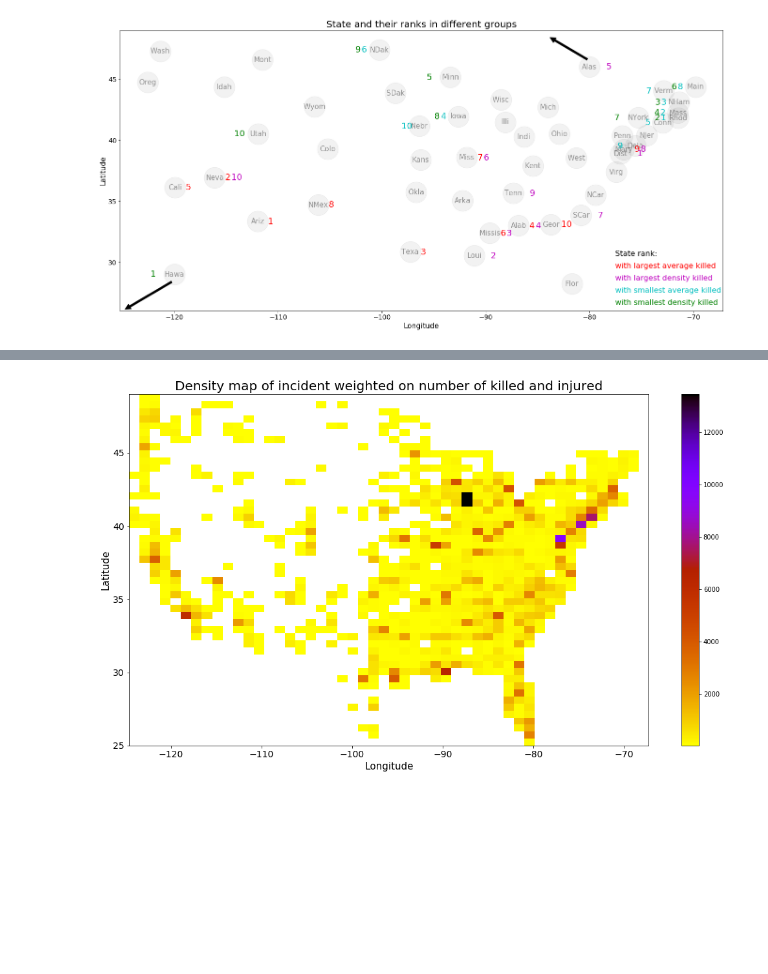
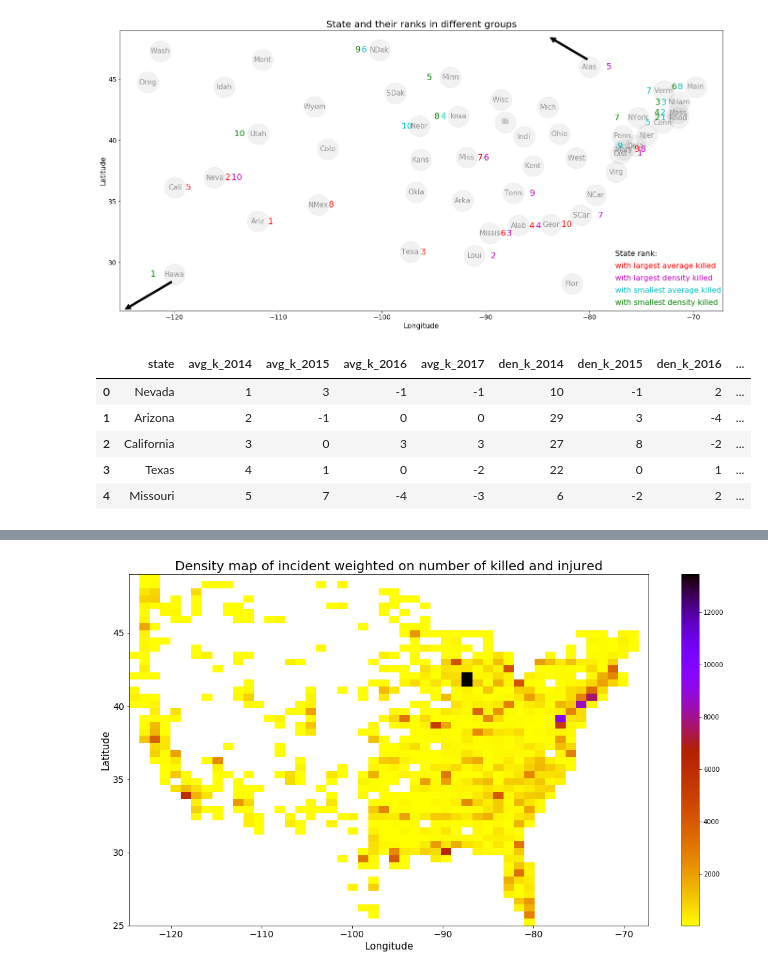
Before and after one commit to belkasanek/eda-gun-violence, a Jupyter notebook: gun_violence_eda.ipynb, the cells around one changed output, grey strips where cells are left out. Drawn from its saved outputs; the diff is of its cells as text; code cells hidden in the pictures; blank space fills up the shorter version.

Commit message:
Make table with changes of states' ranks in time

```diff
--- a/gun_violence_eda.ipynb
+++ b/gun_violence_eda.ipynb
@@ -940,0 +939,27 @@ plt.title('State and their ranks in different groups', fontsize=20);
+# %%
+# Build table with states' ranks with largetest average killed in incident and density of killed on 100000 people
+smallest = False
+for i, stat in enumerate(['avg_killed', 'den_killed']):
+    for year in range(2014, 2018):
+        temp = state_stats(df, year)
+        temp = state_rank(temp, stat, smallest, 51).rename(columns={'place': stat[:5] + '_' + str(year)})
+        if year == 2014 and i == 0:
+            prev = temp.copy()
+            continue
+        else:
+            prev = prev.merge(temp, on='state')
+
+# Make table with changes of ranks in years. Columns for 2014 is initial rank
+changes = prev.copy()
+for stat in ['avg_k', 'den_k']:
+    for year in range(2015, 2018):
+        changes[stat + '_' + str(year)] = changes[stat + '_' + str(year)] - prev[stat + '_' + str(year-1)]
+
+changes.head(5)
+# %% [output]
+|  | state | avg_k_2014 | avg_k_2015 | avg_k_2016 | avg_k_2017 | den_k_2014 | den_k_2015 | den_k_2016 | ... |
+| 0 | Nevada | 1 | 3 | -1 | -1 | 10 | -1 | 2 | ... |
+| 1 | Arizona | 2 | -1 | 0 | 0 | 29 | 3 | -4 | ... |
+| 2 | California | 3 | 0 | 3 | 3 | 27 | 8 | -2 | ... |
+| 3 | Texas | 4 | 1 | 0 | -2 | 22 | 0 | 1 | ... |
+| 4 | Missouri | 5 | 7 | -4 | -3 | 6 | -2 | 2 | ... |
```
Also changed, not shown: parts of 6 cells of this notebook.
